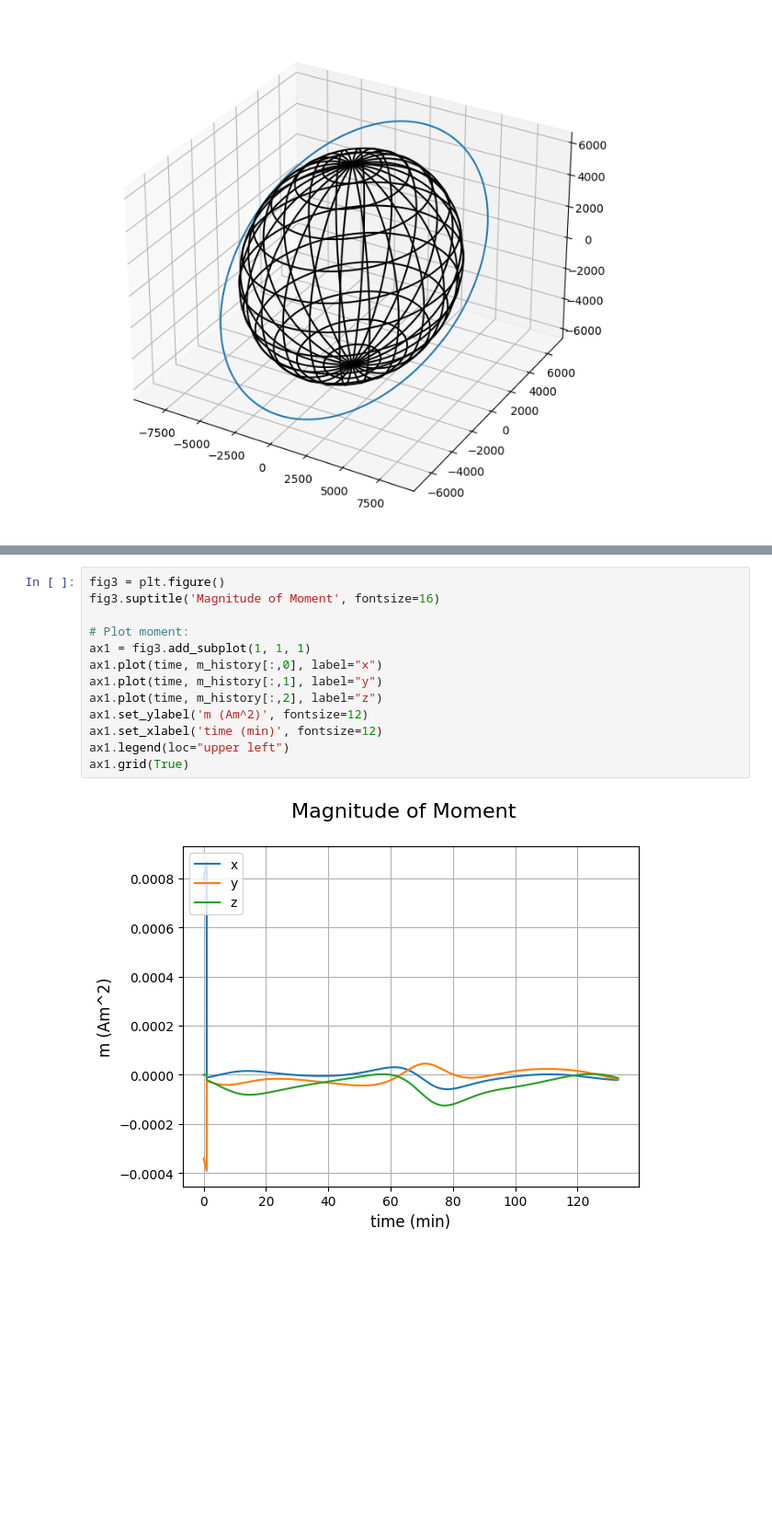
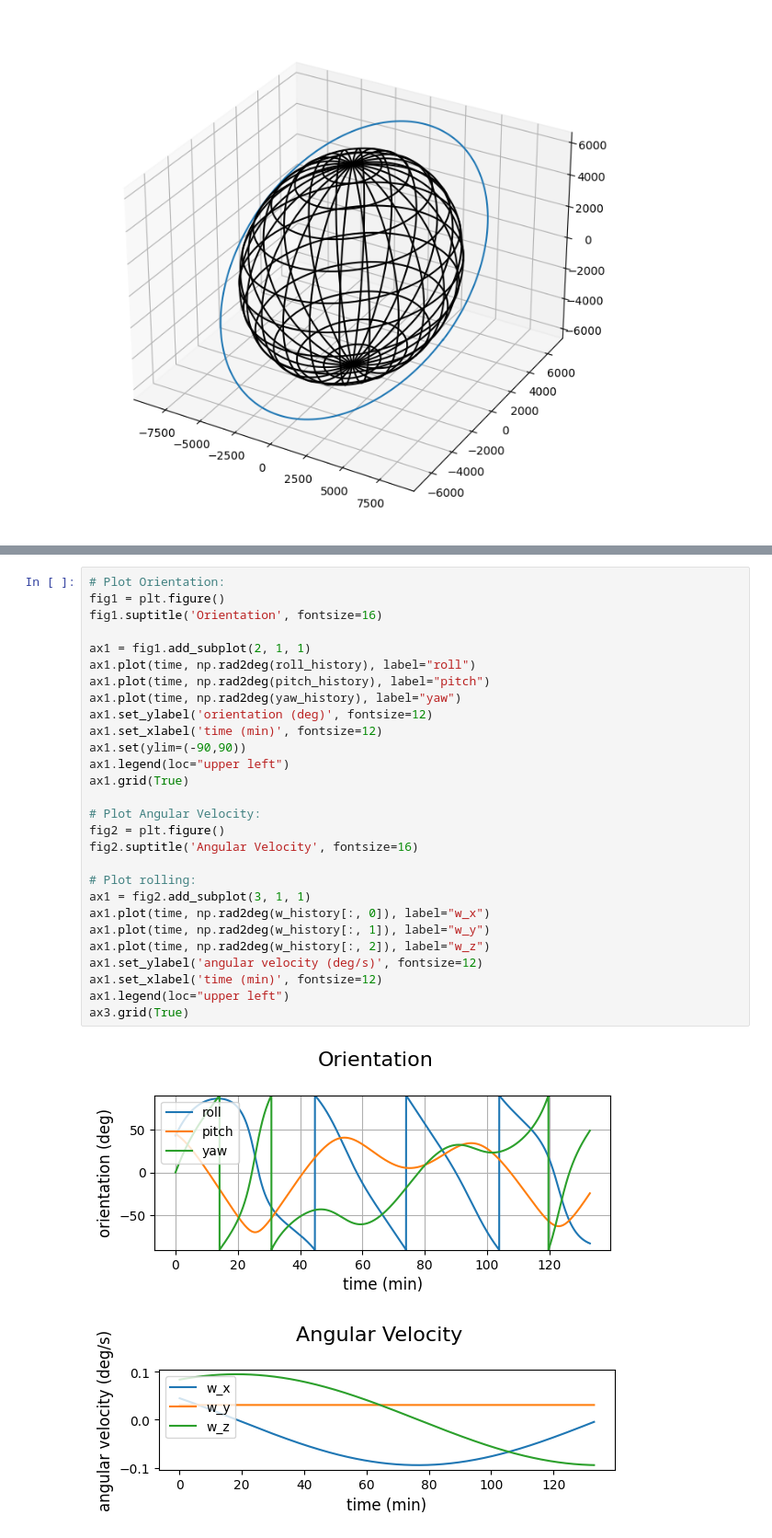
Before and after one commit to shivam-vohra/adcs-and-spacecraft-controller, a Jupyter notebook: MainSimulation.ipynb, the cells around one changed output, grey strips where cells are left out. Shown at 92% size. Drawn from its saved outputs; the diff is of its cells as text; blank space fills up the shorter version.

```diff
--- a/MainSimulation.ipynb
+++ b/MainSimulation.ipynb
@@ -224,15 +227,31 @@ Pointing
-# %%
-fig3 = plt.figure()
-fig3.suptitle('Magnitude of Moment', fontsize=16)
-
-# Plot moment:
-ax1 = fig3.add_subplot(1, 1, 1)
-ax1.plot(time, m_history[:,0], label="x")
-ax1.plot(time, m_history[:,1], label="y")
-ax1.plot(time, m_history[:,2], label="z")
-ax1.set_ylabel('m (Am^2)', fontsize=12)
-ax1.set_xlabel('time (min)', fontsize=12)
-ax1.legend(loc="upper left")
-ax1.grid(True)
-# %% [output]
-[figure, removed]
+# %%
+# Plot Orientation:
+fig1 = plt.figure()
+fig1.suptitle('Orientation', fontsize=16)
+
+ax1 = fig1.add_subplot(2, 1, 1)
+ax1.plot(time, np.rad2deg(roll_history), label="roll")
+ax1.plot(time, np.rad2deg(pitch_history), label="pitch")
+ax1.plot(time, np.rad2deg(yaw_history), label="yaw")
+ax1.set_ylabel('orientation (deg)', fontsize=12)
+ax1.set_xlabel('time (min)', fontsize=12)
+ax1.set(ylim=(-90,90))
+ax1.legend(loc="upper left")
+ax1.grid(True)
+
+# Plot Angular Velocity:
+fig2 = plt.figure()
+fig2.suptitle('Angular Velocity', fontsize=16)
+
+# Plot rolling:
+ax1 = fig2.add_subplot(3, 1, 1)
+ax1.plot(time, np.rad2deg(w_history[:, 0]), label="w_x")
+ax1.plot(time, np.rad2deg(w_history[:, 1]), label="w_y")
+ax1.plot(time, np.rad2deg(w_history[:, 2]), label="w_z")
+ax1.set_ylabel('angular velocity (deg/s)', fontsize=12)
+ax1.set_xlabel('time (min)', fontsize=12)
+ax1.legend(loc="upper left")
+ax3.grid(True)
+# %% [output]
+[figure, added]
+[figure, added]
```
Also changed, not shown: parts of 2 cells of this notebook, 1 other file.
